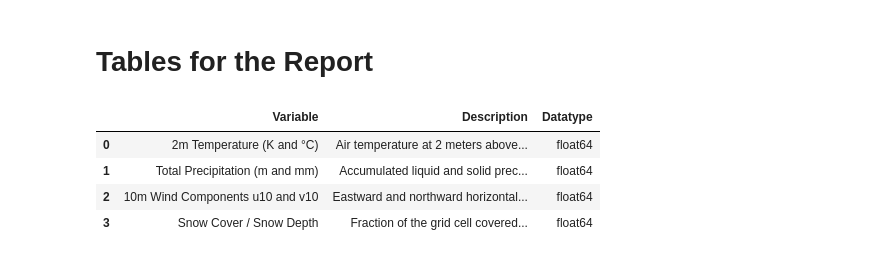
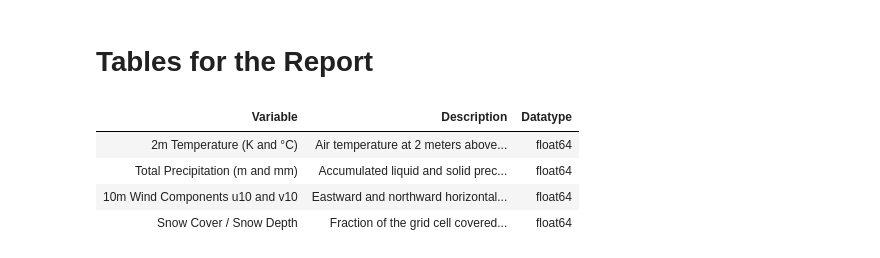
Before and after one commit to larissatheilmann/AAA_Project_Group7, a Jupyter notebook: notebooks/1.2 WeatherDataPrep.ipynb, the cells around one changed output. Drawn from its saved outputs; the diff is of its cells as text; code cells hidden in the pictures.

```diff
--- a/notebooks/1.2 WeatherDataPrep.ipynb
+++ b/notebooks/1.2 WeatherDataPrep.ipynb
@@ -299,43 +299,37 @@ df_merged.to_parquet("../data/processed/weather_data_processed.parquet")
 # %% [markdown]
 # Tables for the Report
 # %%
+from IPython.display import HTML
 #| label: tbl-meteo-var
 #| tbl-cap: "Selected Meteorological Variables"
 pd.set_option('display.max_colwidth', None)
 table_weather = pd.DataFrame([
     {
         "Variable": "2m Temperature (K and °C)",
-        "Description": "Air temperature at 2 meters above the surface. Expected to drive customer demand "
-                        "(e.g., fewer walk/bike substitutes in extreme cold) and EV battery performance, "
-                        "since range may drop at low temperatures.",
+        "Description": "Air temperature at 2 meters above the surface. Expected to drive customer demand<br>(e.g., fewer walk/bike substitutes in extreme cold) and EV battery performance,<br>since range may drop at low temperatures.",
         "Datatype": "float64"
     },
     {
         "Variable": "Total Precipitation (m and mm)",
-        "Description": "Accumulated liquid and solid precipitation reaching the surface. Expected to "
-                        "increase short-distance ride demand and reduce walking/cycling alternatives.",
+        "Description": "Accumulated liquid and solid precipitation reaching the surface. Expected to<br>increase short-distance ride demand and reduce walking/cycling alternatives.",
         "Datatype": "float64"
     },
     {
         "Variable": "10m Wind Components u10 and v10",
-        "Description": "Eastward and northward horizontal wind components at 10 meters above ground level. "
-                        "Combined into wind speed and direction (see Feature Engineering); relevant for "
-                        "extreme-weather demand spikes and outdoor-wait discomfort.",
+        "Description": "Eastward and northward horizontal wind components at 10 meters above ground level.<br>Combined into wind speed and direction (see Feature Engineering); relevant for<br>extreme-weather demand spikes and outdoor-wait discomfort.",
         "Datatype": "float64"
     },
     {
         "Variable": "Snow Cover / Snow Depth",
-        "Description": "Fraction of the grid cell covered by snow, and mean snow thickness on the ground "
-                        "(excluding canopy snow). Expected to directly affect road conditions, trip duration, "
-                        "and safety-related demand drops, and are key drivers of charging infrastructure "
-                        "planning in winter months.",
+        "Description": "Fraction of the grid cell covered by snow, and mean snow thickness on the ground<br>(excluding canopy snow). Expected to directly affect road conditions, trip duration,<br>and safety-related demand drops, and are key drivers of charging infrastructure<br>planning in winter months.",
         "Datatype": "float64"
     }
 ])
 table_weather
+HTML(table_weather.to_html(escape=False, index=False))
 # %% [output]
-|  | Variable | Description | Datatype |
-| 0 | 2m Temperature (K and °C) | Air temperature at 2 meters above... | float64 |
-| 1 | Total Precipitation (m and mm) | Accumulated liquid and solid prec... | float64 |
-| 2 | 10m Wind Components u10 and v10 | Eastward and northward horizontal... | float64 |
-| 3 | Snow Cover / Snow Depth | Fraction of the grid cell covered... | float64 |
+| Variable | Description | Datatype |
+| 2m Temperature (K and °C) | Air temperature at 2 meters above... | float64 |
+| Total Precipitation (m and mm) | Accumulated liquid and solid prec... | float64 |
+| 10m Wind Components u10 and v10 | Eastward and northward horizontal... | float64 |
+| Snow Cover / Snow Depth | Fraction of the grid cell covered... | float64 |
```
Also changed, not shown: 1 other file.
